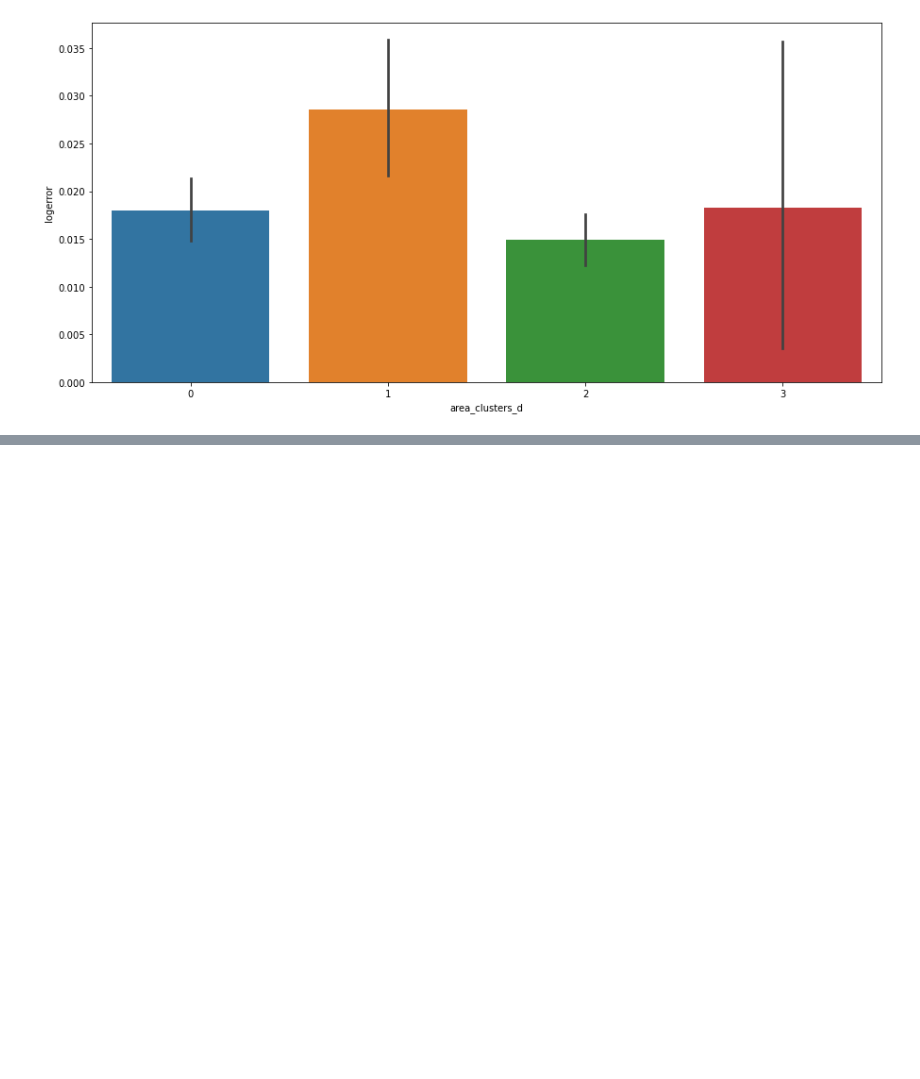
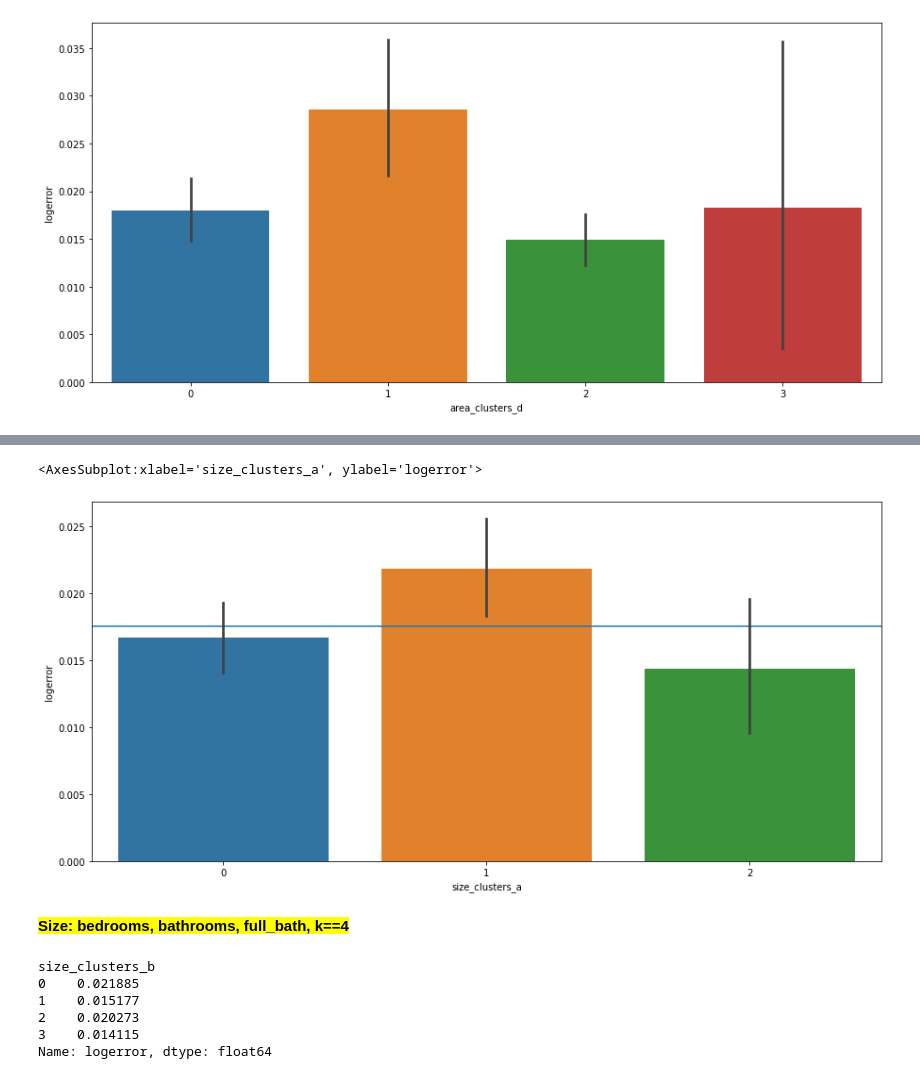
Before and after one commit to m3redithw/Zestimates-Clustering-Project, a Jupyter notebook: modeling.ipynb, the cells around one changed output, grey strips where cells are left out. Cells and saved outputs as stored; diff of their text form; code cells hidden in the pictures; blank space fills up the shorter version.

```diff
--- a/modeling.ipynb
+++ b/modeling.ipynb
@@ -639,0 +672,24 @@ sns.barplot(x='area_clusters_d', y='logerror', data = train)
+# %%
+plt.figure(figsize = (15,7))
+plt.axhline(train.logerror.mean())
+sns.barplot(x='size_clusters_a', y='logerror', data = train)
+# %% [output]
+<AxesSubplot:xlabel='size_clusters_a', ylabel='logerror'>
+[figure, added]
+# %% [markdown]
+<span style='background :yellow' >**Size:  bedrooms, bathrooms, full_bath, k==4**</span>
+# %%
+# Create clusters and fit cluster model
+kmeans = KMeans(n_clusters=4)
+kmeans.fit(cluster_vars)
+cluster_vars = train[['bedrooms', 'bathrooms', 'full_bath']]
+size_clusters = kmeans.predict(cluster_vars)
+train['size_clusters_b'] = size_clusters
+train.groupby('size_clusters_b').logerror.mean()
+# %% [output]
+size_clusters_b
+0    0.021885
+1    0.015177
+2    0.020273
+3    0.014115
+Name: logerror, dtype: float64
```
Also changed, not shown: parts of 44 cells of this notebook.
